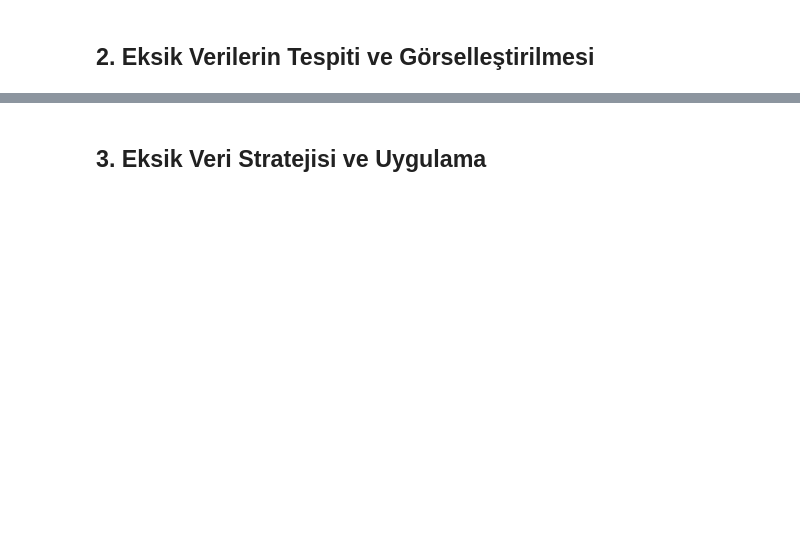
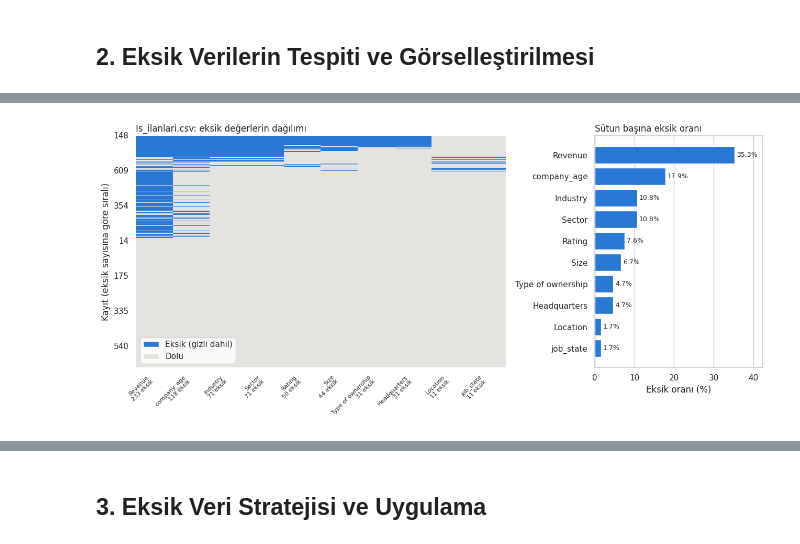
Before and after one commit to CTimurSefergil/VeriMadenciligi, a Jupyter notebook: odev01-veri-temizleme/notebooks/01_is_ilanlari.ipynb, the cells around one changed output, grey strips where cells are left out. Cells and saved outputs as stored; diff of their text form; code cells hidden in the pictures; blank space fills up the shorter version.

```diff
--- a/odev01-veri-temizleme/notebooks/01_is_ilanlari.ipynb
+++ b/odev01-veri-temizleme/notebooks/01_is_ilanlari.ipynb
@@ -28,3 +28,8 @@ df.head()
 | 4 | Data Scientist | 137-171 | Data Scientist\nAffinity Solution... | 29 | Affinity Solutions | New York, NY | New York, NY | 51 to 200 employees | ... |
 # %% [markdown]
 ## 1. Veriyi Keşfetme ve İlk Analiz
+# %%
+# Ham veri: bu bölümde hiç değiştirilmez, tüm tespitler bunun üzerinde yapılır
+ham = df_raw
+print(f"Satır: {ham.shape[0]}, sütun: {ham.shape[1]}")
+ham.info()
@@ -32,0 +410,7 @@ df.head()
+# %%
+print("Ham veride NaN sayısı:", int(ham.isna().sum().sum()))
+
+eksik = eksik_maskesi(ham)    # NaN + gizli eksik
+ozet = pd.DataFrame({"Eksik hücre": eksik.sum(), "Eksik (%)": 100 * eksik.mean()})
+ozet = ozet[ozet["Eksik hücre"] > 0].sort_values("Eksik hücre", ascending=False)
+ozet.round(1)
@@ -32,0 +445,35 @@ df.head()
+# %%
+from matplotlib.colors import ListedColormap
+from matplotlib.patches import Patch
+from matplotlib.ticker import FuncFormatter
+
+# Eksik değerler (NaN + gizli eksik): her satır bir kayıt, her sütun bir değişken.
+# Kayıtlar, eksik sütun sayısına göre sıralanır; böylece eksiklik kalıpları (hangi sütunlar birlikte eksik) görünür.
+DOLU_RENK, EKSIK_RENK = "#e4e3df", "#2a78d6"
+sutunlar = ozet.index.tolist()
+sirali = eksik[sutunlar].loc[eksik.sum(axis=1).sort_values(ascending=False, kind="stable").index]
+
+fig, (ax1, ax2) = plt.subplots(1, 2, figsize=(13, 6), gridspec_kw={"width_ratios": [2.2, 1]})
+sns.heatmap(sirali.astype(int), cmap=ListedColormap([DOLU_RENK, EKSIK_RENK]), vmin=0, vmax=1,
+            cbar=False, yticklabels=100, ax=ax1)
+ax1.set_xticklabels([f"{s}\n{ozet.loc[s, 'Eksik hücre']} eksik" for s in sutunlar], rotation=45, ha="right", fontsize=8)
+ax1.set_xlabel("")
+ax1.set_ylabel("Kayıt (eksik sayısına göre sıralı)")
+ax1.tick_params(axis="y", rotation=0)
+ax1.set_title("Is_ilanlari.csv: eksik değerlerin dağılımı", loc="left")
+ax1.legend(handles=[Patch(facecolor=EKSIK_RENK, label="Eksik (gizli dahil)"), Patch(facecolor=DOLU_RENK, label="Dolu")],
+           loc="lower left", frameon=True)
+
+ax2.barh(ozet.index[::-1], ozet["Eksik (%)"][::-1], color=EKSIK_RENK)
+for y, v in enumerate(ozet["Eksik (%)"][::-1]):
+    ax2.text(v + 0.5, y, f"{v:.1f}%", va="center", fontsize=9)
+ax2.set_xlim(0, ozet["Eksik (%)"].max() * 1.2)
+ax2.set_xlabel("Eksik oranı (%)")
+ax2.set_title("Sütun başına eksik oranı", loc="left")
+ax2.grid(axis="y", visible=False)
+fig.tight_layout()
+
+fig.savefig(FIGURES / "is_ilanlari_eksik_isi_haritasi.png", dpi=150, bbox_inches="tight")
+plt.show()
+# %% [output]
+[figure, added]
```
Also changed, not shown: parts of 63 cells of this notebook, 1 other file.
